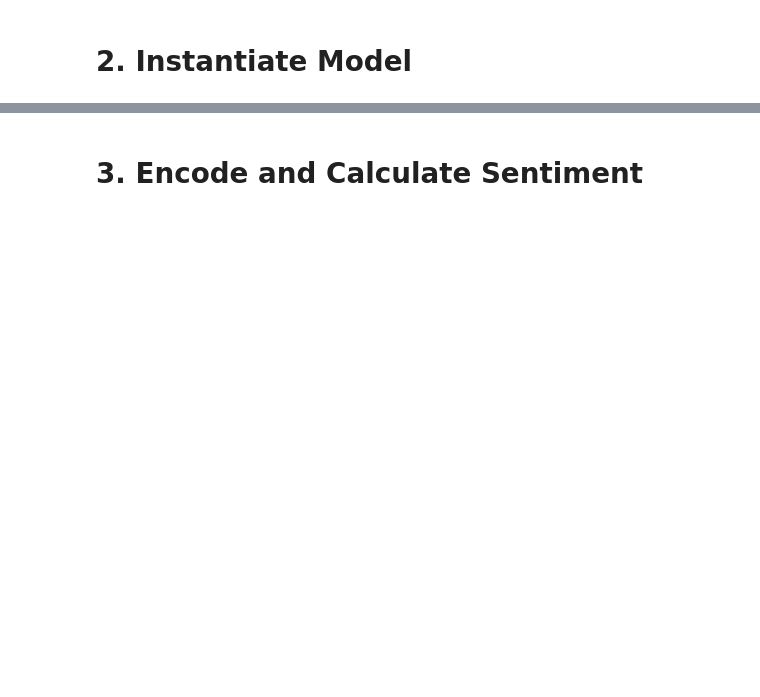
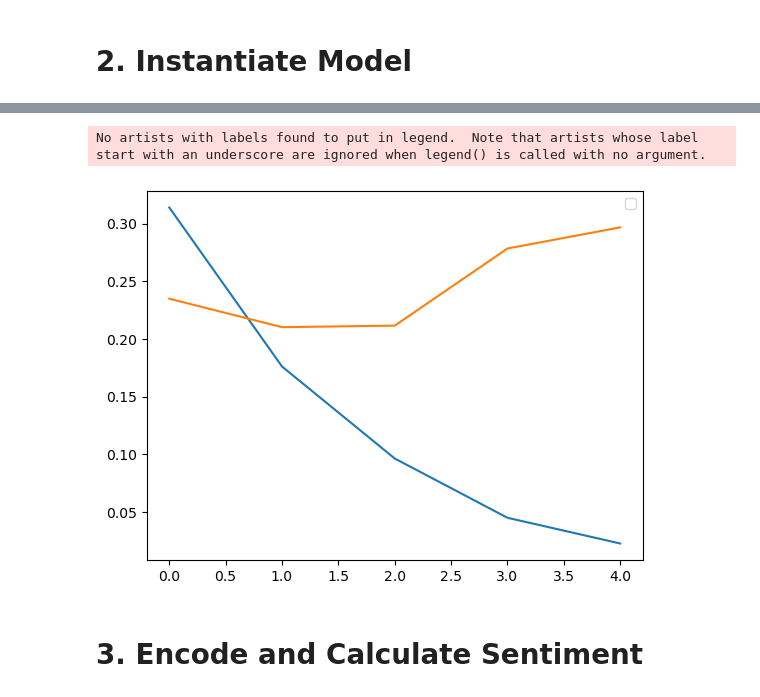
Before and after one commit to alexfishy12/MovieReviewSentimentNLP, a Jupyter notebook: _python/MovieReviewSentimentAnalysis.ipynb, the cells around one changed output, grey strips where cells are left out. Cells and saved outputs as stored; diff of their text form; code cells hidden in the pictures; blank space fills up the shorter version.

```diff
--- a/_python/MovieReviewSentimentAnalysis.ipynb
+++ b/_python/MovieReviewSentimentAnalysis.ipynb
@@ -74,7 +90,9 @@ Dataset({
 })
 # %%
-tokenized_train_dataset = tokenized_train_dataset.remove_columns(["review", "__index_level_0__"])
-tokenized_test_dataset = tokenized_test_dataset.remove_columns(["review", "__index_level_0__"])
+
+# remove "review" column to maintain acceptable tensor format
+tokenized_train_dataset = tokenized_train_dataset.remove_columns(["review"])
+tokenized_test_dataset = tokenized_test_dataset.remove_columns(["review"])
 print(tokenized_train_dataset)
 print(tokenized_test_dataset)
 # %% [output]
@@ -137,16 +176,11 @@ tensor(0.6375, device='cuda:0', grad_fn=<NllLossBackward0>) torch.Size([8, 2])
 from transformers import AdamW
 
 optimizer = AdamW(model.parameters(), lr=5e-5)
-# %%
-loss = outputs.loss
-loss.backward()
-optimizer.step()
-
-optimizer.zero_grad()
 # %%
+# initialize learning rate scheduler
 from transformers import get_scheduler
 
-num_epochs = 3
+num_epochs = 5
 num_training_steps = num_epochs * len(train_dataloader)
 lr_scheduler = get_scheduler(
     "linear",
@@ -174,3 +249,15 @@ for epoch in range(num_epochs):
+# %%
+# visualize loss ratios using line chart
+import matplotlib.pyplot as plt
+
+
+plt.plot(epoch_train_loss)
+plt.plot(epoch_val_loss)
+plt.legend()
+plt.show()
+# %% [output]
+No artists with labels found to put in legend.  Note that artists whose label start with an underscore are ignored when legend() is called with no argument.
+[figure, added]
 # %% [markdown]
 
 # **3. Encode and Calculate Sentiment**
```
Also changed, not shown: parts of 20 cells of this notebook, 4 other files.
